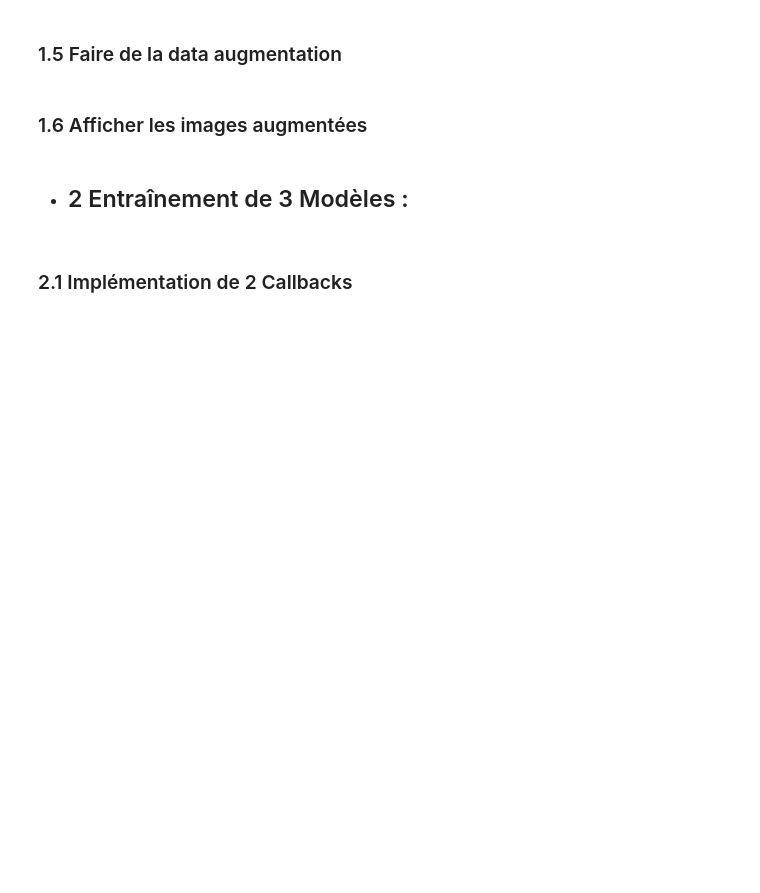
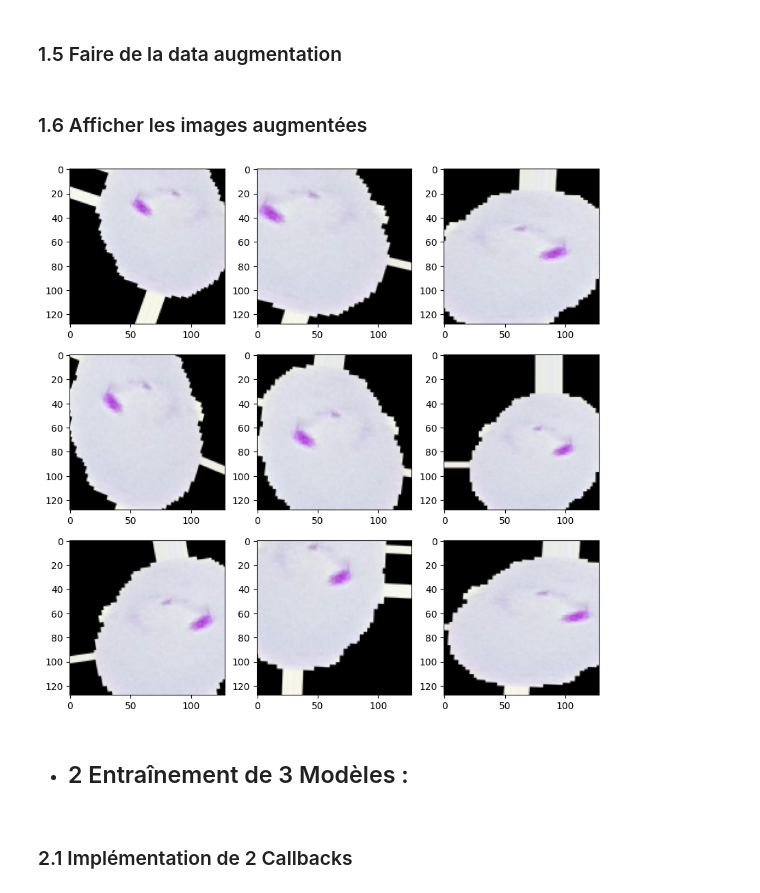
Before and after one commit to SouLayman2022/Blood_cells_Classification, a Jupyter notebook: Classification_images_globules_rouges.ipynb, the cells around one changed output. Cells and saved outputs as stored; diff of their text form; code cells hidden in the pictures; blank space fills up the shorter version.

```diff
--- a/Classification_images_globules_rouges.ipynb
+++ b/Classification_images_globules_rouges.ipynb
@@ -51,4 +98,11 @@ Détection Du Paludisme
+# %%
+# Concatenate the preprocessed data
+images = np.concatenate((parasitized_images, uninfected_images))
+labels = parasitized_labels + uninfected_labels
 # %% [markdown]
 ### 1.3 Normaliser les images
+# %%
+# Normalisation des images
+images_normalized = images / 255.0
 # %% [markdown]
 ### 1.4 Encoder les labels
@@ -57,2 +124,13 @@ Détection Du Paludisme
+# %%
+# Augmentation des données
+datagen = ImageDataGenerator(
+    rotation_range=20,
+    width_shift_range=0.2,
+    height_shift_range=0.2,
+    shear_range=0.2,
+    zoom_range=0.2,
+    horizontal_flip=True,
+    fill_mode='nearest'
+)
 # %% [markdown]
 ### 1.6 Afficher les images augmentées
@@ -59,3 +139,21 @@ Détection Du Paludisme
+# %%
+# Affichage d'exemples d'images augmentées
+# Choisir une image à augmenter
+img = images_normalized[0]
+img = img.reshape((1,) + img.shape)
+# %%
+# Afficher quelques exemples d'images augmentées
+plt.figure(figsize=(10, 10))
+i = 0
+for batch in datagen.flow(img, batch_size=1):
+    plt.subplot(3, 3, i + 1)
+    plt.imshow(batch[0])
+    i += 1
+    if i % 9 == 0:
+        break
+plt.show()
+# %% [output]
+[figure, added]
 # %% [markdown]
 - ## 2 Entraînement de 3 Modèles :
 # %% [markdown]
```
Also changed, not shown: parts of 23 cells of this notebook, 2 other files.
